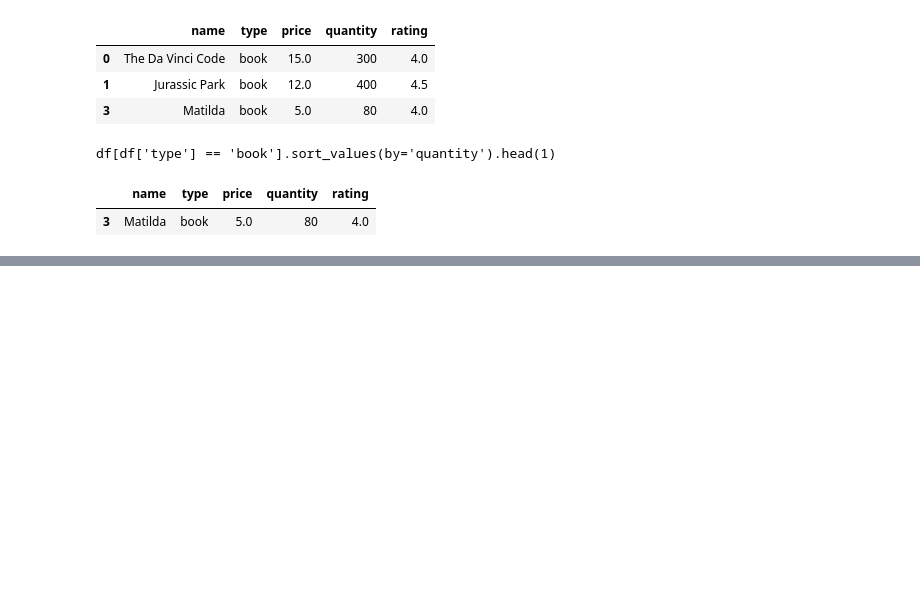
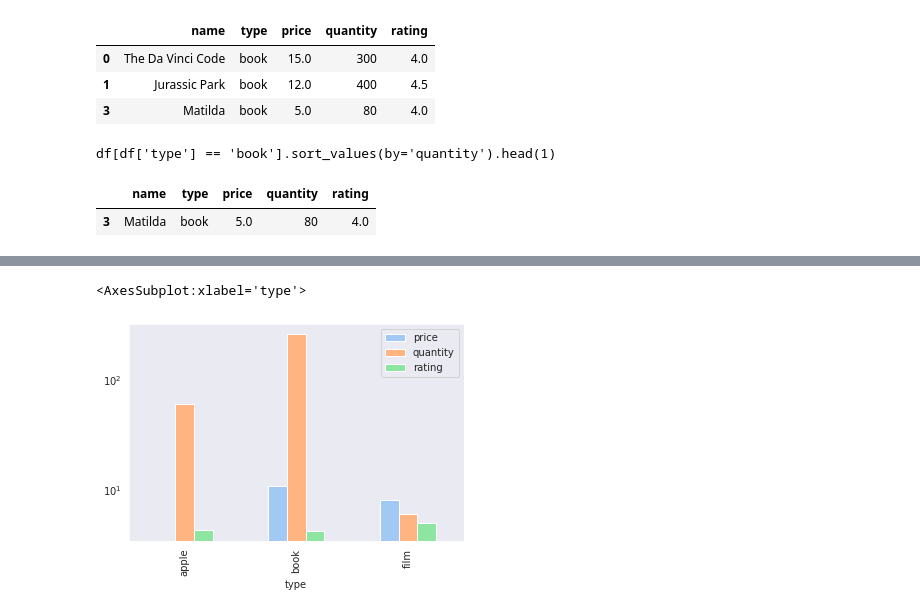
Before and after one commit to ccurme/yolopandas, a Jupyter notebook: docs/example_notebooks/example.ipynb, the cells around one changed output, grey strips where cells are left out. Saved outputs shown, nothing was run; the diff lists cells and outputs as text; code cells hidden in the pictures; blank space fills up the shorter version.

```diff
--- a/docs/example_notebooks/example.ipynb
+++ b/docs/example_notebooks/example.ipynb
@@ -89,2 +112,7 @@ sns.catplot(x='type', y='price', data=df[df['type'] != 'grape'], kind='bar')
 <seaborn.axisgrid.FacetGrid at 0x...>
 [figure]
+# %%
+product_df.llm.query("Group by type and take the mean of all numeric columns.", yolo=True).llm.query("Make a bar plot of the result and use a log scale.", yolo=True)
+# %% [output]
+<AxesSubplot:xlabel='type'>
+[figure, added]
```
Also changed, not shown: parts of 5 cells of this notebook, 2 other files.
